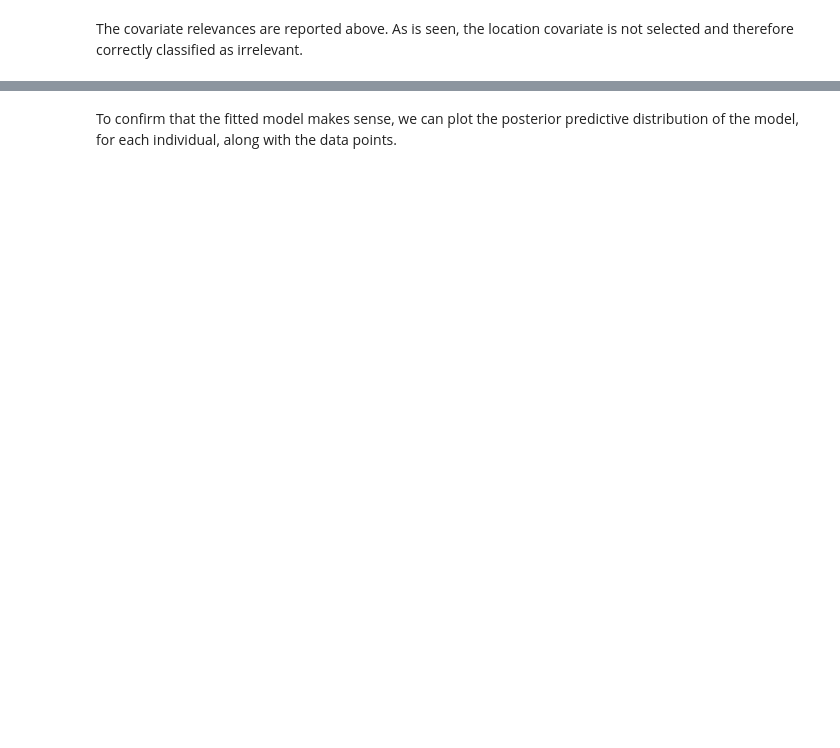
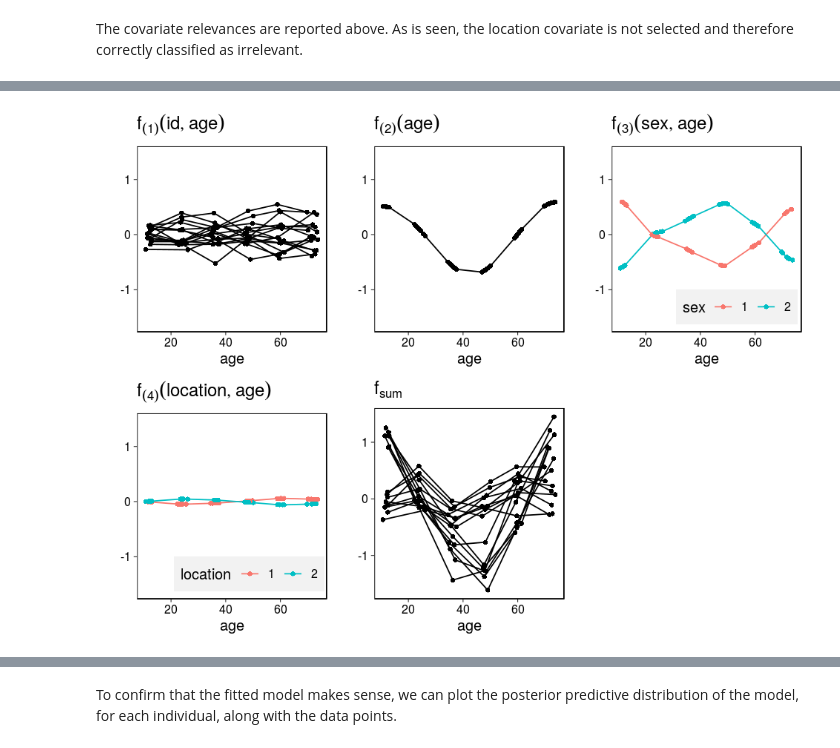
Before and after one commit to jtimonen/lgpr-usage, a Jupyter notebook: notebooks/basic.ipynb, the cells around one changed output, grey strips where cells are left out. Saved outputs shown, nothing was run; the diff lists cells and outputs as text; code cells hidden in the pictures; blank space fills up the shorter version.

```diff
--- a/notebooks/basic.ipynb
+++ b/notebooks/basic.ipynb
@@ -90,0 +73,4 @@ The covariate relevances are reported above. As is seen, the location covariate
+# %%
+plot_components_posterior(fit, font_size = FONT_SIZE)
+# %% [output]
+[figure, added]
```
Also changed, not shown: parts of 11 cells of this notebook, 2 other files.
